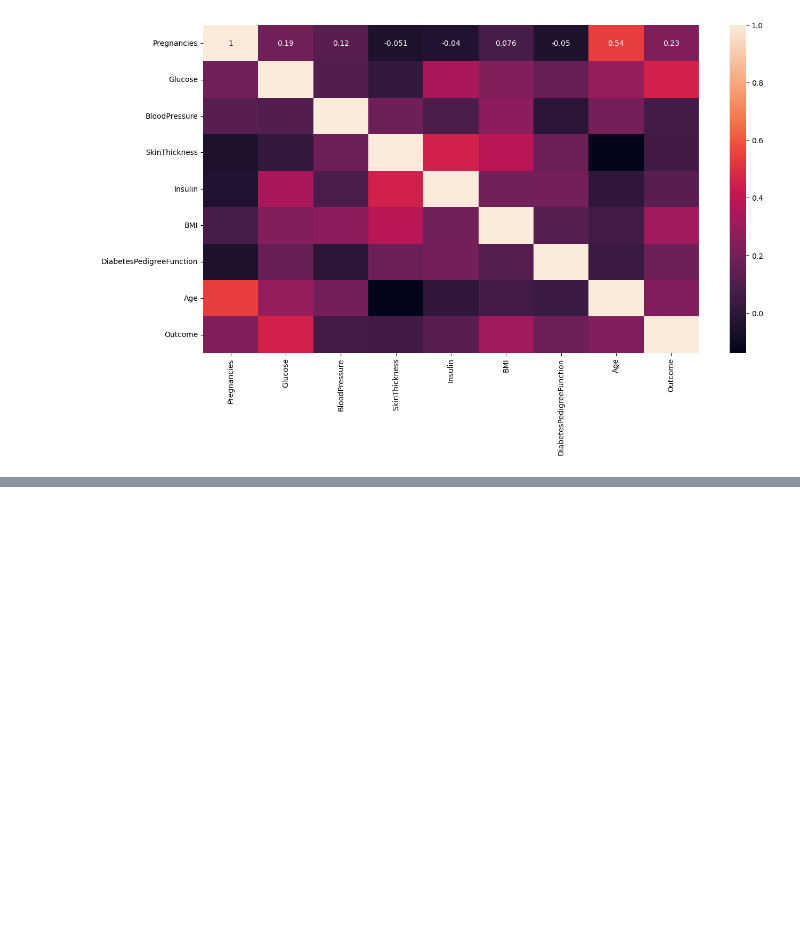
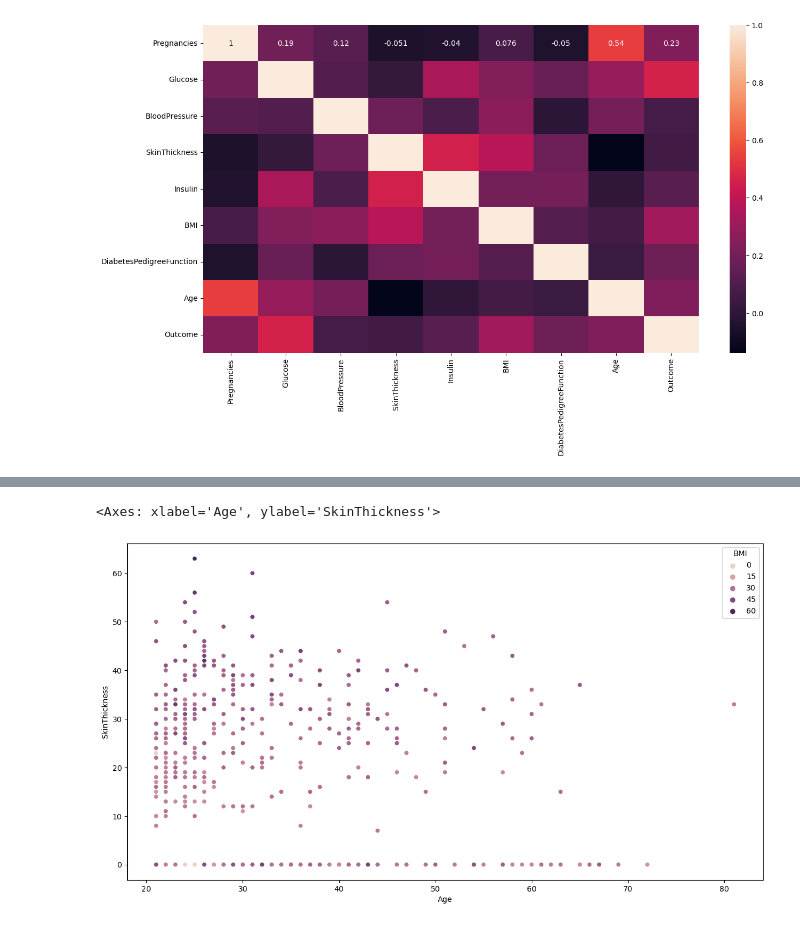
Before and after one commit to MaukanMir/Diabetes-Classifier, a Jupyter notebook: training.ipynb, the cells around one changed output, grey strips where cells are left out. Saved outputs shown, nothing was run; the diff lists cells and outputs as text; code cells hidden in the pictures; blank space fills up the shorter version.

```diff
--- a/training.ipynb
+++ b/training.ipynb
@@ -63,0 +70,6 @@ plt.show()
+# %%
+plt.figure(figsize=(15,8))
+sns.scatterplot(x="Age", y ="SkinThickness", data = training_df, hue ="BMI")
+# %% [output]
+<Axes: xlabel='Age', ylabel='SkinThickness'>
+[figure, added]
```
Also changed, not shown: parts of 2 cells of this notebook.
